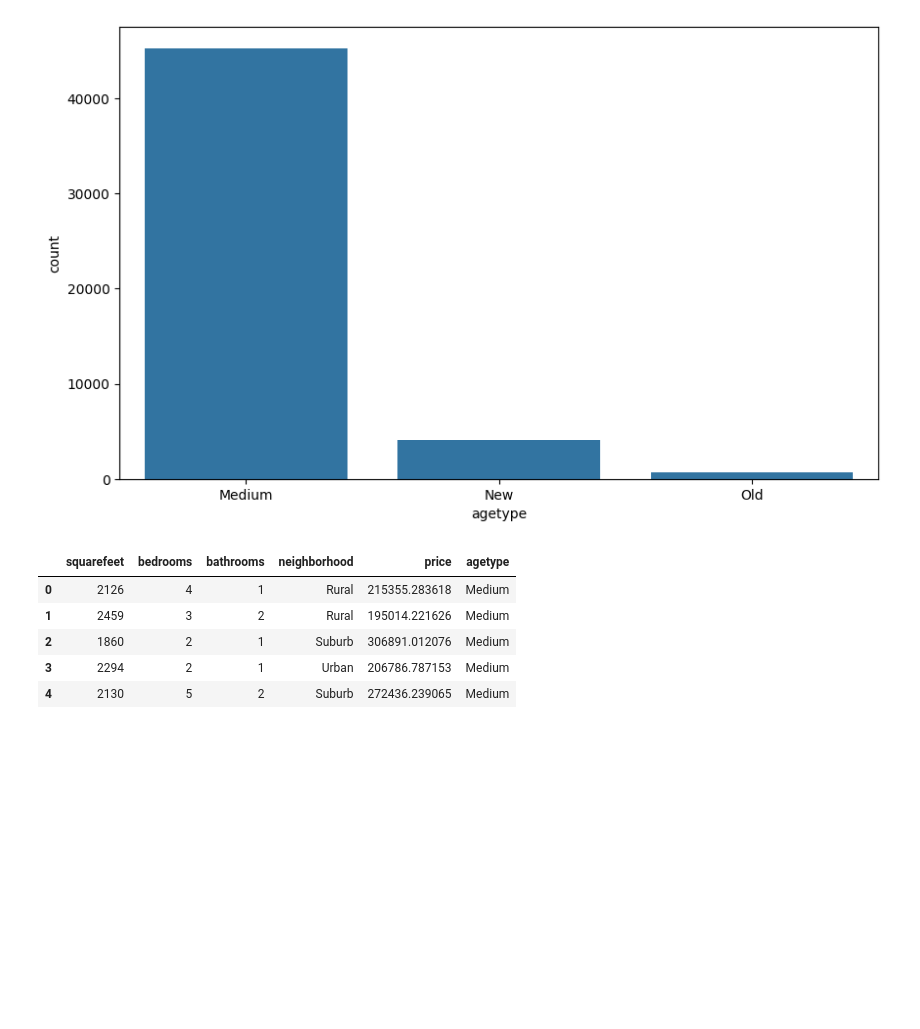
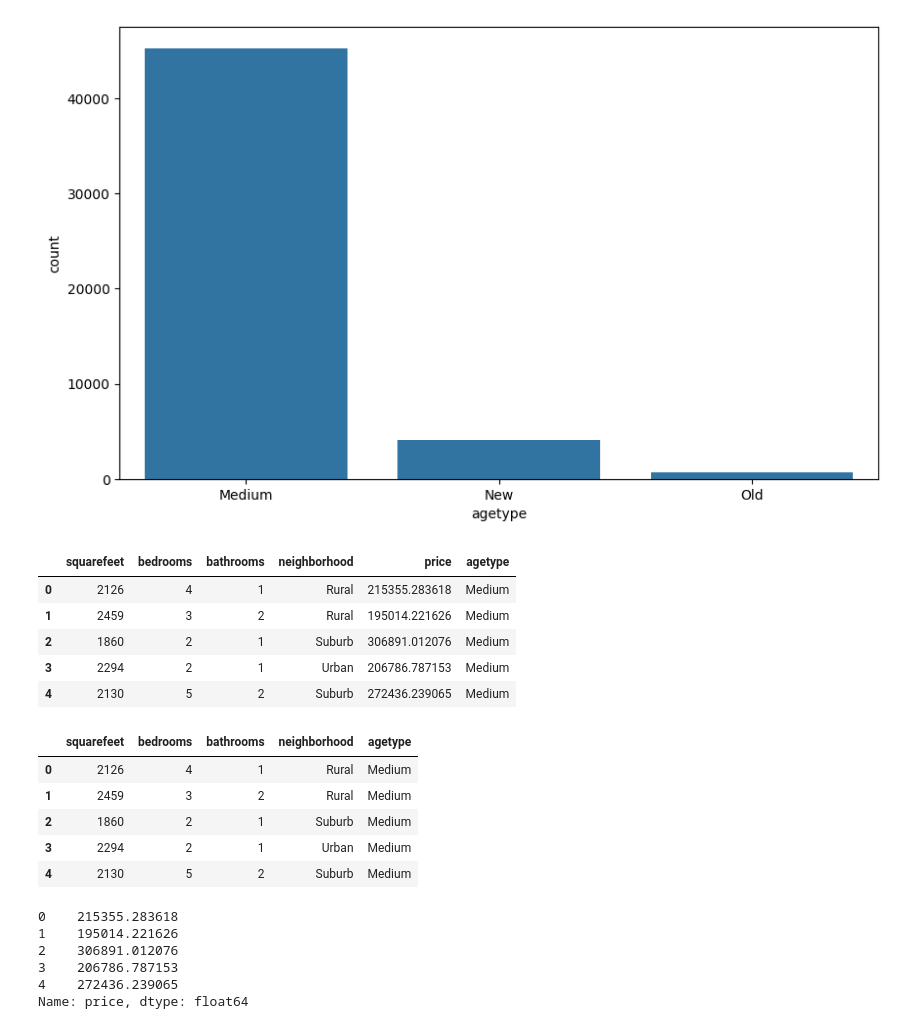
Before and after one commit to atharvadhumal03/HousePricePredictor-Regression, a Jupyter notebook: RegressionModel.ipynb, the cells around one changed output. Cells and saved outputs as stored; diff of their text form; code cells hidden in the pictures; blank space fills up the shorter version.

```diff
--- a/RegressionModel.ipynb
+++ b/RegressionModel.ipynb
@@ -159,3 +159,24 @@ data.head()
 | 2 | 1860 | 2 | 1 | Suburb | 306891.012076 | Medium |
 | 3 | 2294 | 2 | 1 | Urban | 206786.787153 | Medium |
 | 4 | 2130 | 5 | 2 | Suburb | 272436.239065 | Medium |
+# %%
+X = data.drop(columns='price', axis=1)
+y = data['price']
+# %%
+X.head()
+# %% [output]
+|  | squarefeet | bedrooms | bathrooms | neighborhood | agetype |
+| 0 | 2126 | 4 | 1 | Rural | Medium |
+| 1 | 2459 | 3 | 2 | Rural | Medium |
+| 2 | 1860 | 2 | 1 | Suburb | Medium |
+| 3 | 2294 | 2 | 1 | Urban | Medium |
+| 4 | 2130 | 5 | 2 | Suburb | Medium |
+# %%
+y.head()
+# %% [output]
+0    215355.283618
+1    195014.221626
+2    306891.012076
+3    206786.787153
+4    272436.239065
+Name: price, dtype: float64
```
Also changed, not shown: parts of 4 cells of this notebook.
